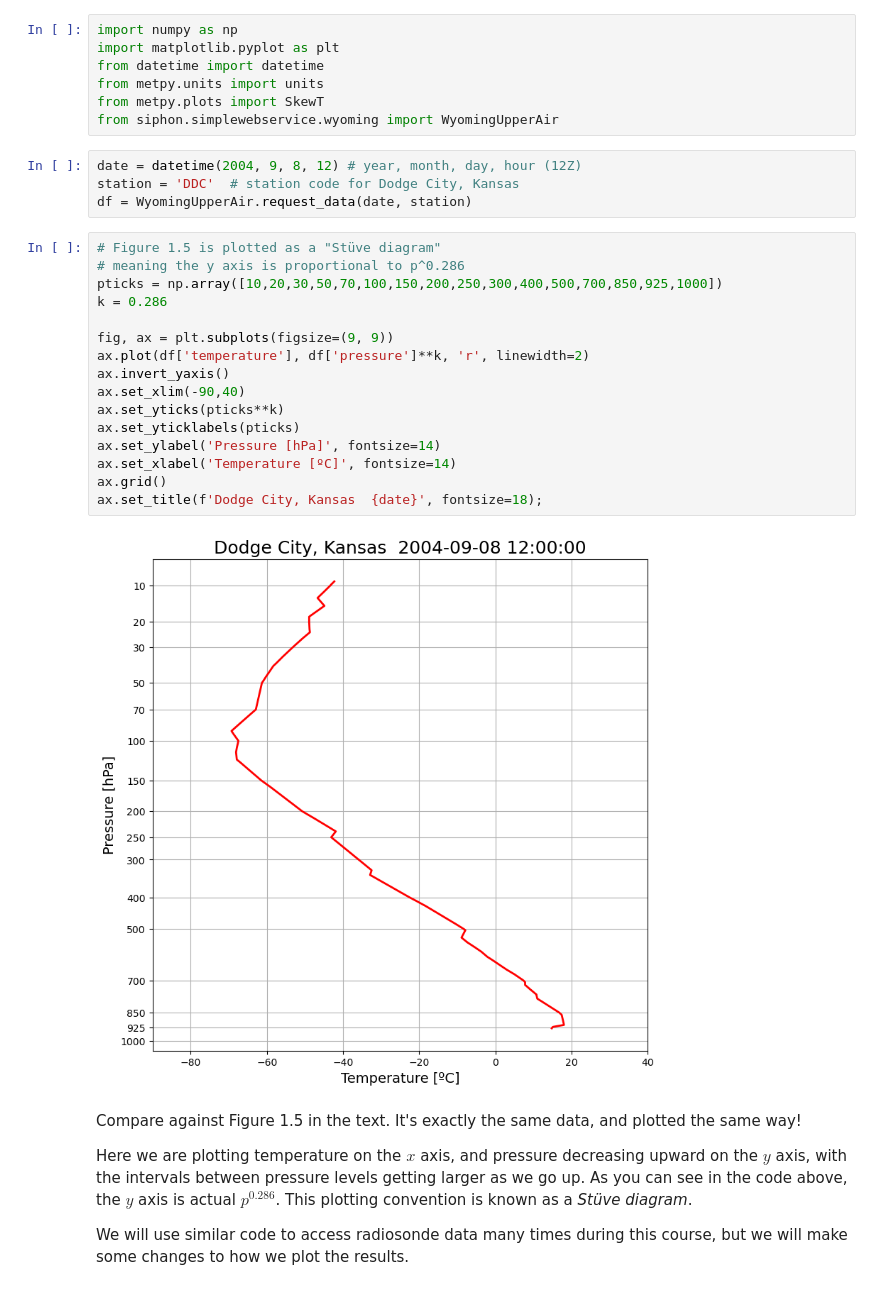
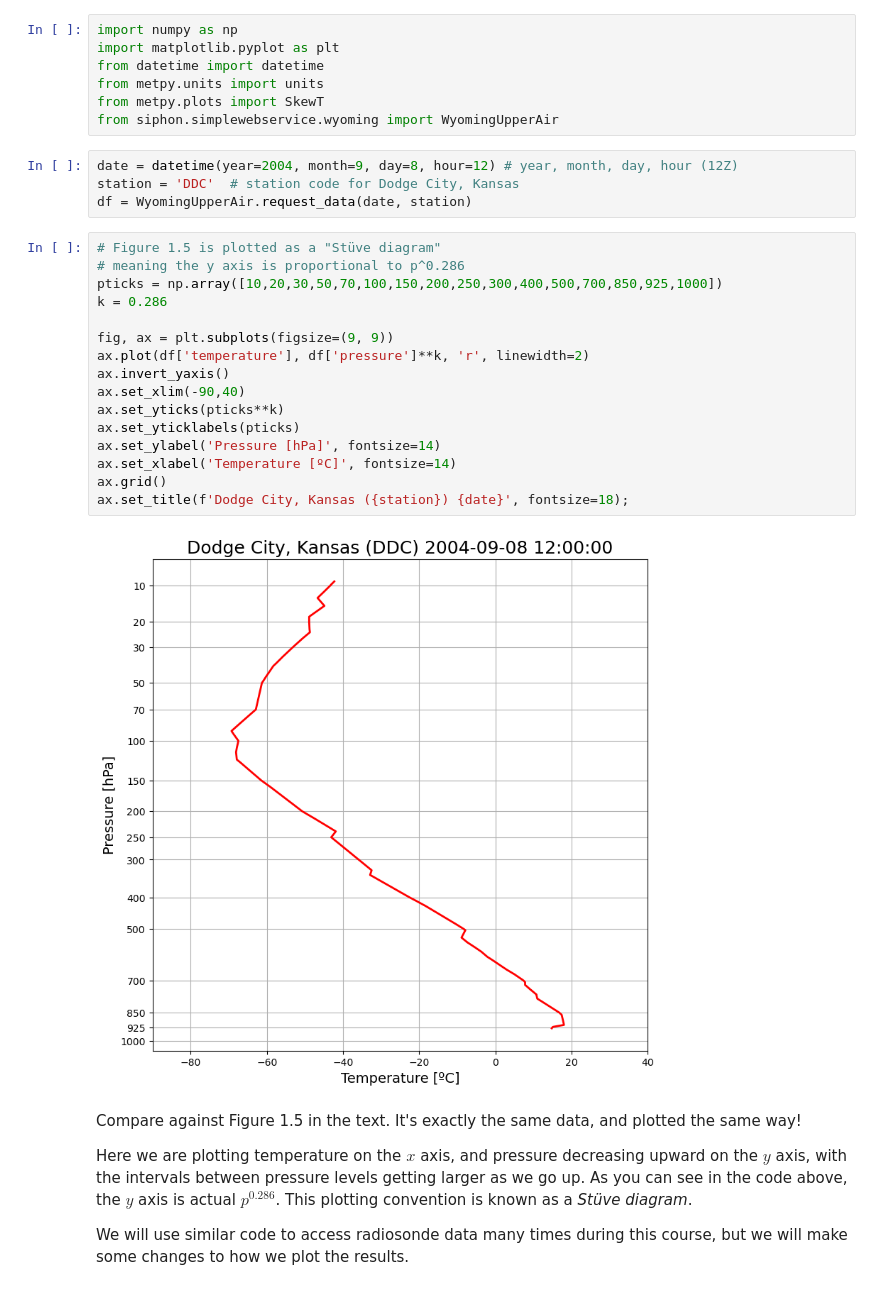
Before and after one commit to brian-rose/atm320-thermodynamics, a Jupyter notebook: notebooks/composition-structure.ipynb, the cells around one changed output. Drawn from its saved outputs; the diff is of its cells as text.

```diff
--- a/notebooks/composition-structure.ipynb
+++ b/notebooks/composition-structure.ipynb
@@ -24,27 +24,27 @@ from metpy.units import units
 from metpy.plots import SkewT
 from siphon.simplewebservice.wyoming import WyomingUpperAir
 # %%
-date = datetime(2004, 9, 8, 12) # year, month, day, hour (12Z)
+date = datetime(year=2004, month=9, day=8, hour=12) # year, month, day, hour (12Z)
 station = 'DDC'  # station code for Dodge City, Kansas
 df = WyomingUpperAir.request_data(date, station)
 # %%
 # Figure 1.5 is plotted as a "Stüve diagram"
 # meaning the y axis is proportional to p^0.286
 pticks = np.array([10,20,30,50,70,100,150,200,250,300,400,500,700,850,925,1000])
 k = 0.286
 
 fig, ax = plt.subplots(figsize=(9, 9))
 ax.plot(df['temperature'], df['pressure']**k, 'r', linewidth=2)
 ax.invert_yaxis()
 ax.set_xlim(-90,40)
 ax.set_yticks(pticks**k)
 ax.set_yticklabels(pticks)
 ax.set_ylabel('Pressure [hPa]', fontsize=14)
 ax.set_xlabel('Temperature [ºC]', fontsize=14)
 ax.grid()
-ax.set_title(f'Dodge City, Kansas  {date}', fontsize=18);
+ax.set_title(f'Dodge City, Kansas ({station}) {date}', fontsize=18);
 # %% [output]
-[figure, old version]
+[figure, new version]
 # %% [markdown]
 Compare against Figure 1.5 in the text. It's exactly the same data, and plotted the same way!
 
```
Also changed, not shown: parts of 5 cells of this notebook, 2 other files.
